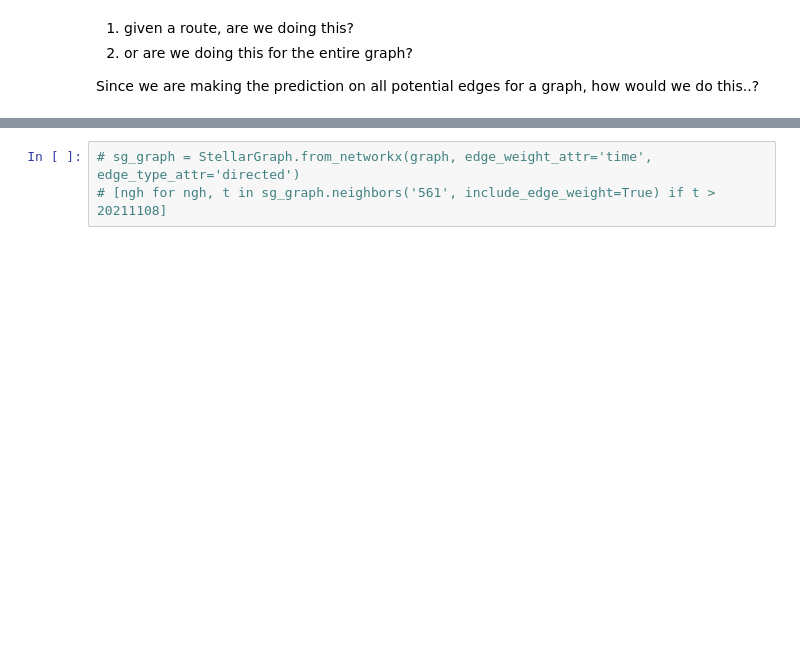
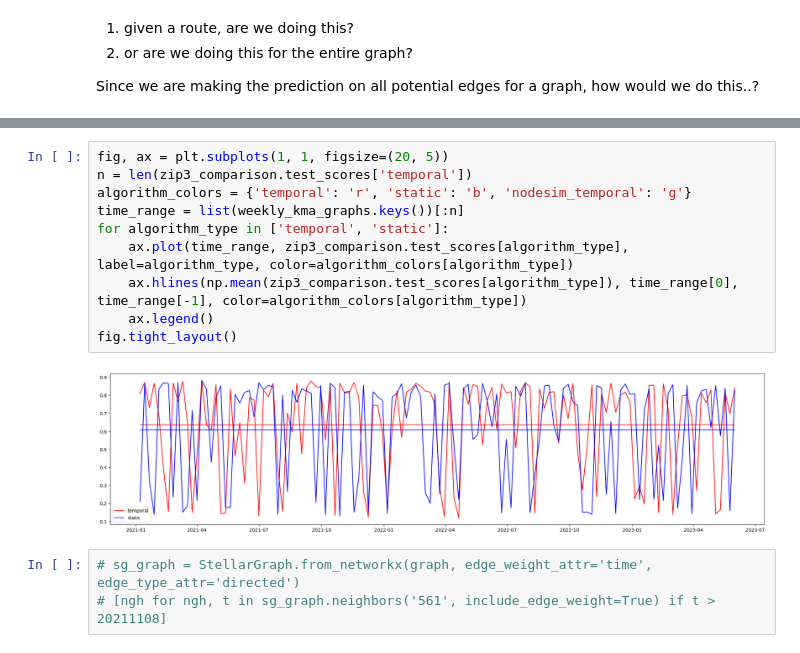
Before and after one commit to theodora-yko/Temporal-Link-Prediction, a Jupyter notebook: lp_comparisons.ipynb, the cells around one changed output, grey strips where cells are left out. Saved outputs shown, nothing was run; the diff lists cells and outputs as text; blank space fills up the shorter version.

```diff
--- a/lp_comparisons.ipynb
+++ b/lp_comparisons.ipynb
@@ -1291,3 +1170,15 @@ Since we are making the prediction on all potential edges for a graph, how would
+# %%
+fig, ax = plt.subplots(1, 1, figsize=(20, 5))
+n = len(zip3_comparison.test_scores['temporal'])
+algorithm_colors = {'temporal': 'r', 'static': 'b', 'nodesim_temporal': 'g'}
+time_range = list(weekly_kma_graphs.keys())[:n]
+for algorithm_type in ['temporal', 'static']:
+    ax.plot(time_range, zip3_comparison.test_scores[algorithm_type], label=algorithm_type, color=algorithm_colors[algorithm_type])
+    ax.hlines(np.mean(zip3_comparison.test_scores[algorithm_type]), time_range[0], time_range[-1], color=algorithm_colors[algorithm_type])
+    ax.legend()
+fig.tight_layout()
+# %% [output]
+[figure, added]
 # %%
 # sg_graph = StellarGraph.from_networkx(graph, edge_weight_attr='time', edge_type_attr='directed')
 # [ngh for ngh, t in sg_graph.neighbors('561', include_edge_weight=True) if t > 20211108]
```
Also changed, not shown: parts of 11 cells of this notebook, 7 other files.
